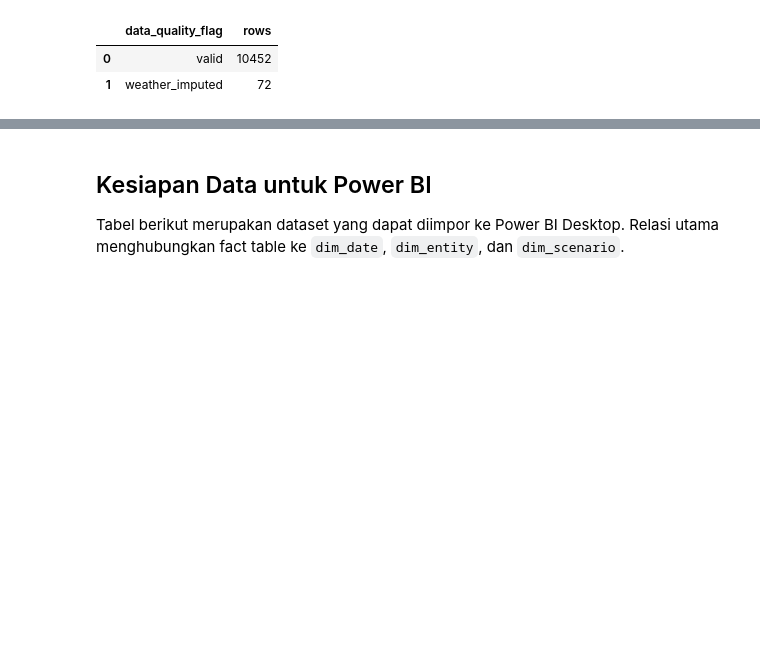
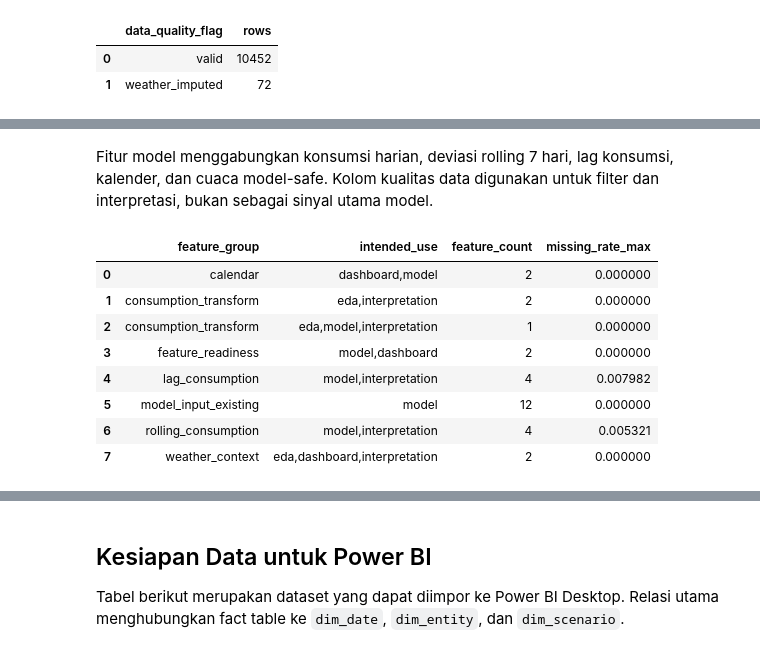
Before and after one commit to khalshaqzzy/Kelompok08_DataAnalytics_TugasBesar, a Jupyter notebook: notebooks/energy_analytics_osemn.ipynb, the cells around one changed output, grey strips where cells are left out. Cells and saved outputs as stored; diff of their text form; code cells hidden in the pictures; blank space fills up the shorter version.

```diff
--- a/notebooks/energy_analytics_osemn.ipynb
+++ b/notebooks/energy_analytics_osemn.ipynb
@@ -171,0 +203,19 @@ display(fact["data_quality_flag"].value_counts().rename_axis("data_quality_flag"
+# %% [markdown]
+Fitur model menggabungkan konsumsi harian, deviasi rolling 7 hari, lag konsumsi, kalender, dan cuaca model-safe. Kolom kualitas data digunakan untuk filter dan interpretasi, bukan sebagai sinyal utama model.
+# %%
+feature_groups = (
+    feature_summary.groupby(["feature_group", "intended_use"], as_index=False)
+    .agg(feature_count=("feature_name", "count"), missing_rate_max=("missing_rate", "max"))
+    .sort_values(["feature_group", "intended_use"])
+)
+display(feature_groups)
+# %% [output]
+|  | feature_group | intended_use | feature_count | missing_rate_max |
+| 0 | calendar | dashboard,model | 2 | 0.000000 |
+| 1 | consumption_transform | eda,interpretation | 2 | 0.000000 |
+| 2 | consumption_transform | eda,model,interpretation | 1 | 0.000000 |
+| 3 | feature_readiness | model,dashboard | 2 | 0.000000 |
+| 4 | lag_consumption | model,interpretation | 4 | 0.007982 |
+| 5 | model_input_existing | model | 12 | 0.000000 |
+| 6 | rolling_consumption | model,interpretation | 4 | 0.005321 |
+| 7 | weather_context | eda,dashboard,interpretation | 2 | 0.000000 |
```
Also changed, not shown: parts of 11 cells of this notebook, 12 other files.
